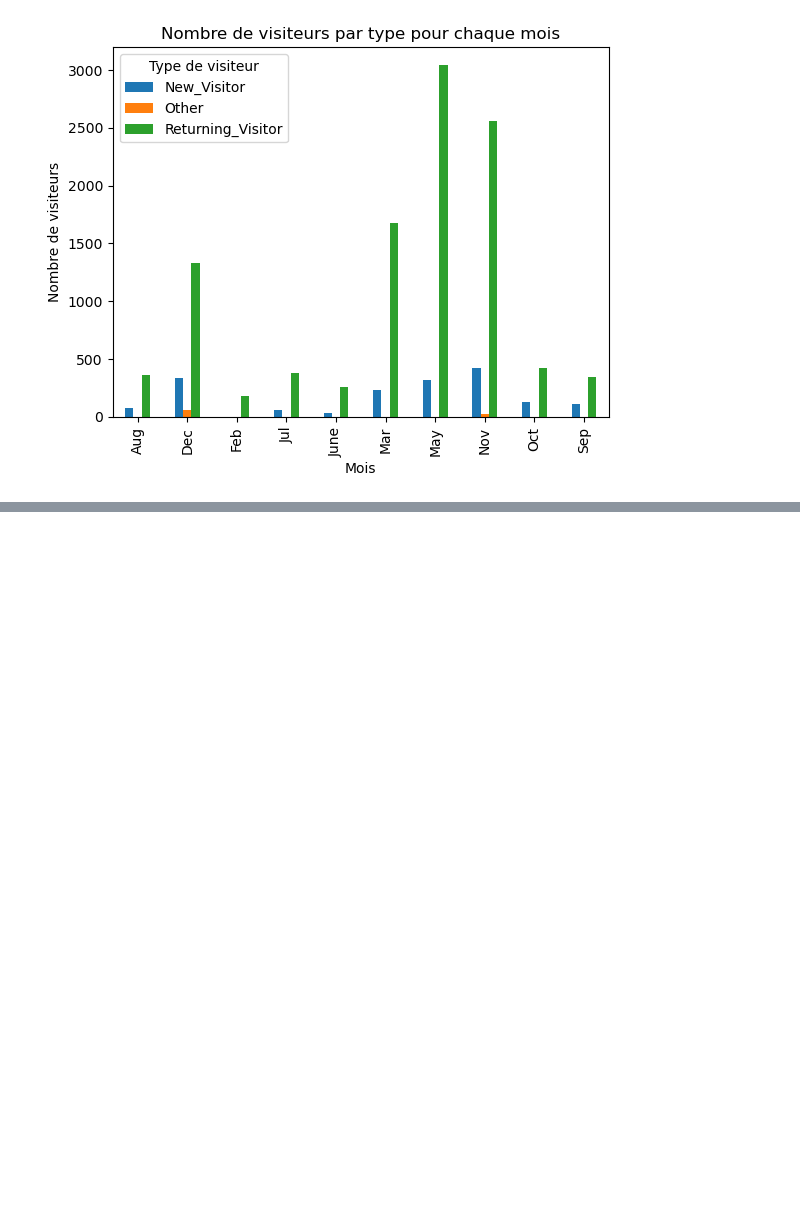
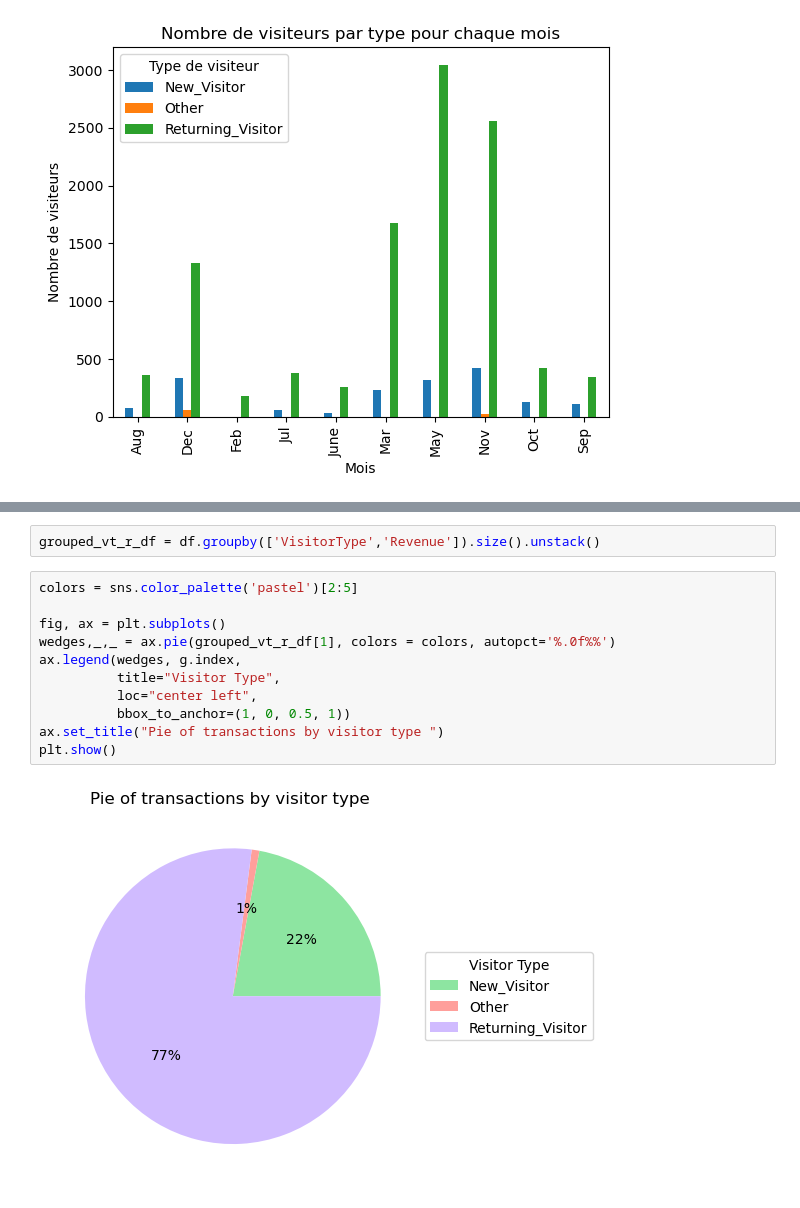
Before and after one commit to Redflyo/DataAnalysisProject, a Jupyter notebook: PROJET_PYTHON__Brouillon1.ipynb, the cells around one changed output, grey strips where cells are left out. Saved outputs shown, nothing was run; the diff lists cells and outputs as text; blank space fills up the shorter version.

```diff
--- a/PROJET_PYTHON__Brouillon1.ipynb
+++ b/PROJET_PYTHON__Brouillon1.ipynb
@@ -108,0 +193,15 @@ plt.show()
+# %%
+grouped_vt_r_df = df.groupby(['VisitorType','Revenue']).size().unstack()
+# %%
+colors = sns.color_palette('pastel')[2:5]
+
+fig, ax = plt.subplots()
+wedges,_,_ = ax.pie(grouped_vt_r_df[1], colors = colors, autopct='%.0f%%')
+ax.legend(wedges, g.index,
+          title="Visitor Type",
+          loc="center left",
+          bbox_to_anchor=(1, 0, 0.5, 1))
+ax.set_title("Pie of transactions by visitor type ")
+plt.show()
+# %% [output]
+[figure, added]
```
Also changed, not shown: parts of 22 cells of this notebook, 1 other file.
